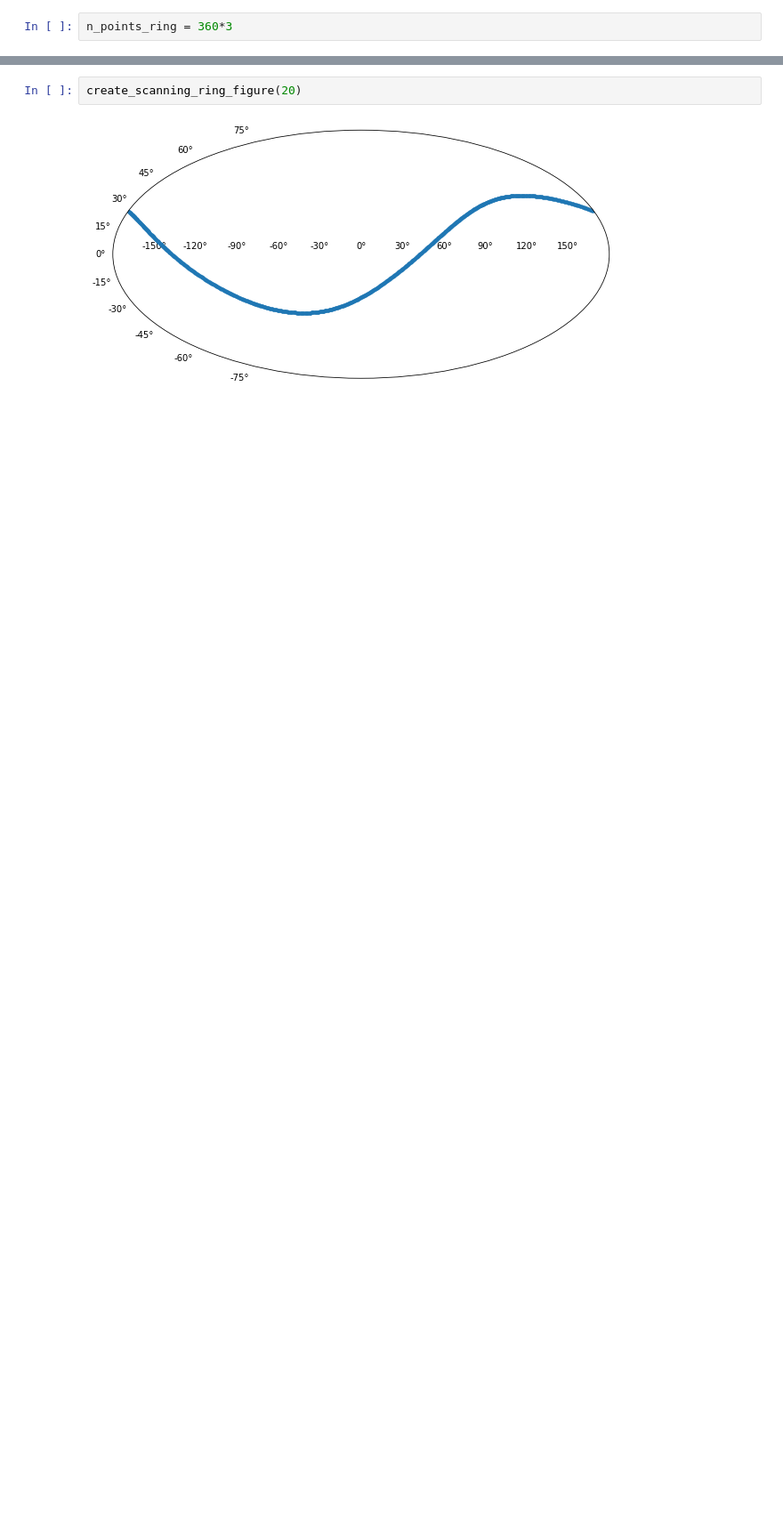
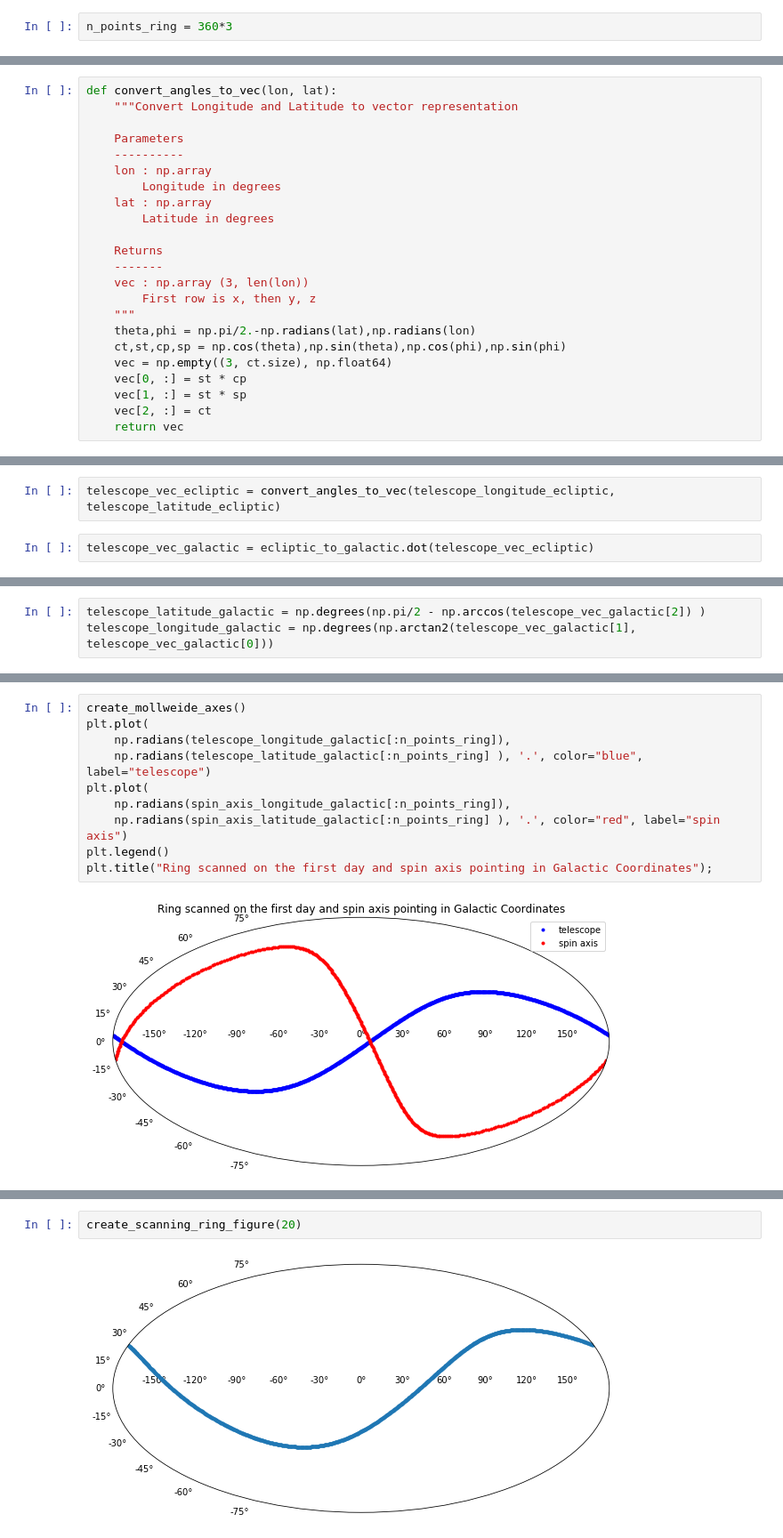
Before and after one commit to words-sdsc/edX, a Jupyter notebook: astro_example.ipynb, the cells around one changed output, grey strips where cells are left out. Shown at 89% size. Cells and saved outputs as stored; diff of their text form; blank space fills up the shorter version.

```diff
--- a/astro_example.ipynb
+++ b/astro_example.ipynb
@@ -469,0 +475,23 @@ create_scanning_ring_figure(0)
+# %%
+def convert_angles_to_vec(lon, lat):
+    """Convert Longitude and Latitude to vector representation
+
+    Parameters
+    ----------
+    lon : np.array
+        Longitude in degrees
+    lat : np.array
+        Latitude in degrees
+
+    Returns
+    -------
+    vec : np.array (3, len(lon))
+        First row is x, then y, z
+    """
+    theta,phi = np.pi/2.-np.radians(lat),np.radians(lon)
+    ct,st,cp,sp = np.cos(theta),np.sin(theta),np.cos(phi),np.sin(phi)
+    vec = np.empty((3, ct.size), np.float64)
+    vec[0, :] = st * cp
+    vec[1, :] = st * sp
+    vec[2, :] = ct
+    return vec
@@ -469,0 +500,4 @@ create_scanning_ring_figure(0)
+# %%
+telescope_vec_ecliptic = convert_angles_to_vec(telescope_longitude_ecliptic, telescope_latitude_ecliptic)
+# %%
+telescope_vec_galactic = ecliptic_to_galactic.dot(telescope_vec_ecliptic)
@@ -469,0 +513,3 @@ create_scanning_ring_figure(0)
+# %%
+telescope_latitude_galactic = np.degrees(np.pi/2 - np.arccos(telescope_vec_galactic[2]) )
+telescope_longitude_galactic = np.degrees(np.arctan2(telescope_vec_galactic[1], telescope_vec_galactic[0]))
@@ -469,0 +520,12 @@ create_scanning_ring_figure(0)
+# %%
+create_mollweide_axes()
+plt.plot(
+    np.radians(telescope_longitude_galactic[:n_points_ring]),
+    np.radians(telescope_latitude_galactic[:n_points_ring] ), '.', color="blue", label="telescope")
+plt.plot(
+    np.radians(spin_axis_longitude_galactic[:n_points_ring]),
+    np.radians(spin_axis_latitude_galactic[:n_points_ring] ), '.', color="red", label="spin axis")
+plt.legend()
+plt.title("Ring scanned on the first day and spin axis pointing in Galactic Coordinates");
+# %% [output]
+[figure, added]
```
Also changed, not shown: parts of 126 cells of this notebook.
